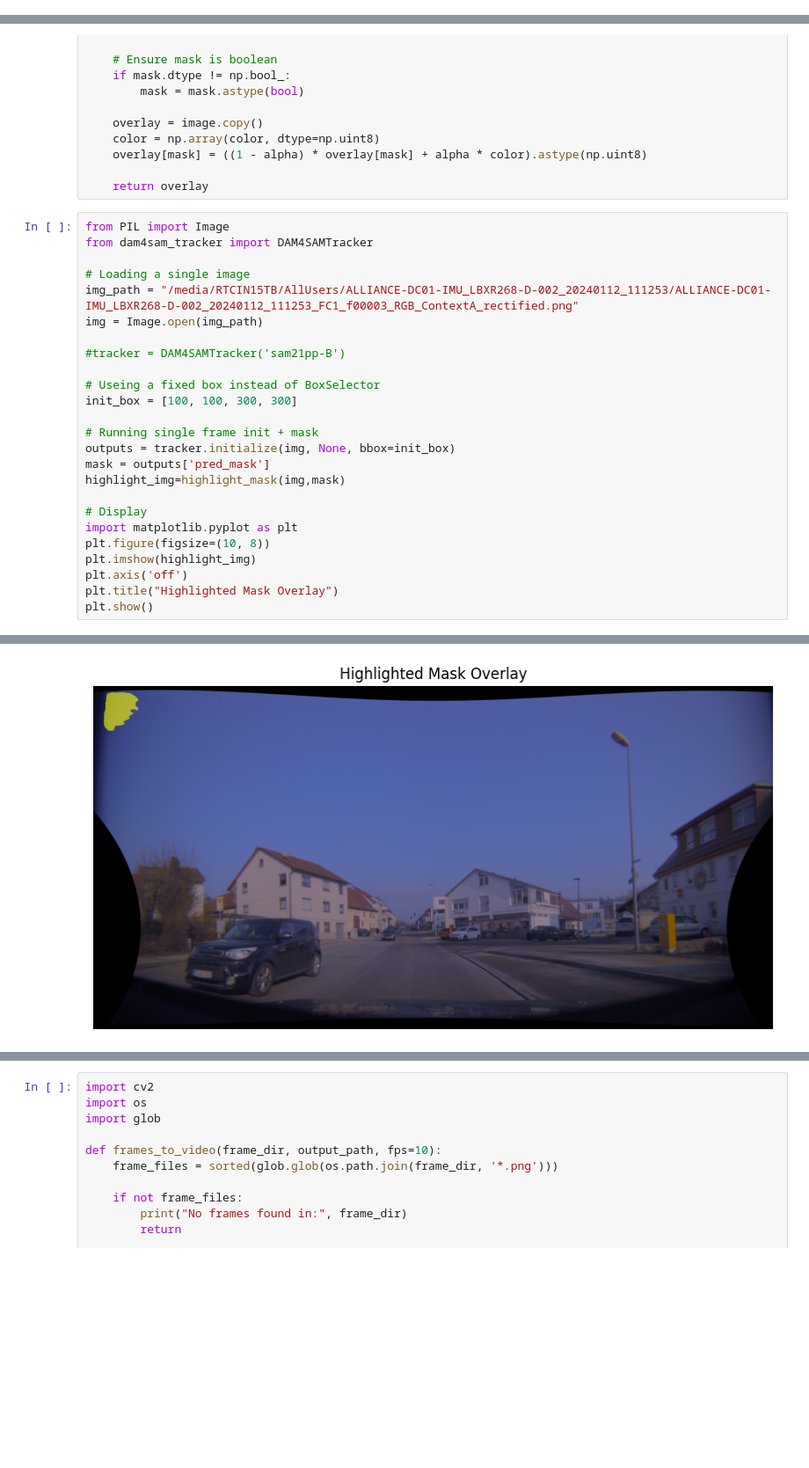
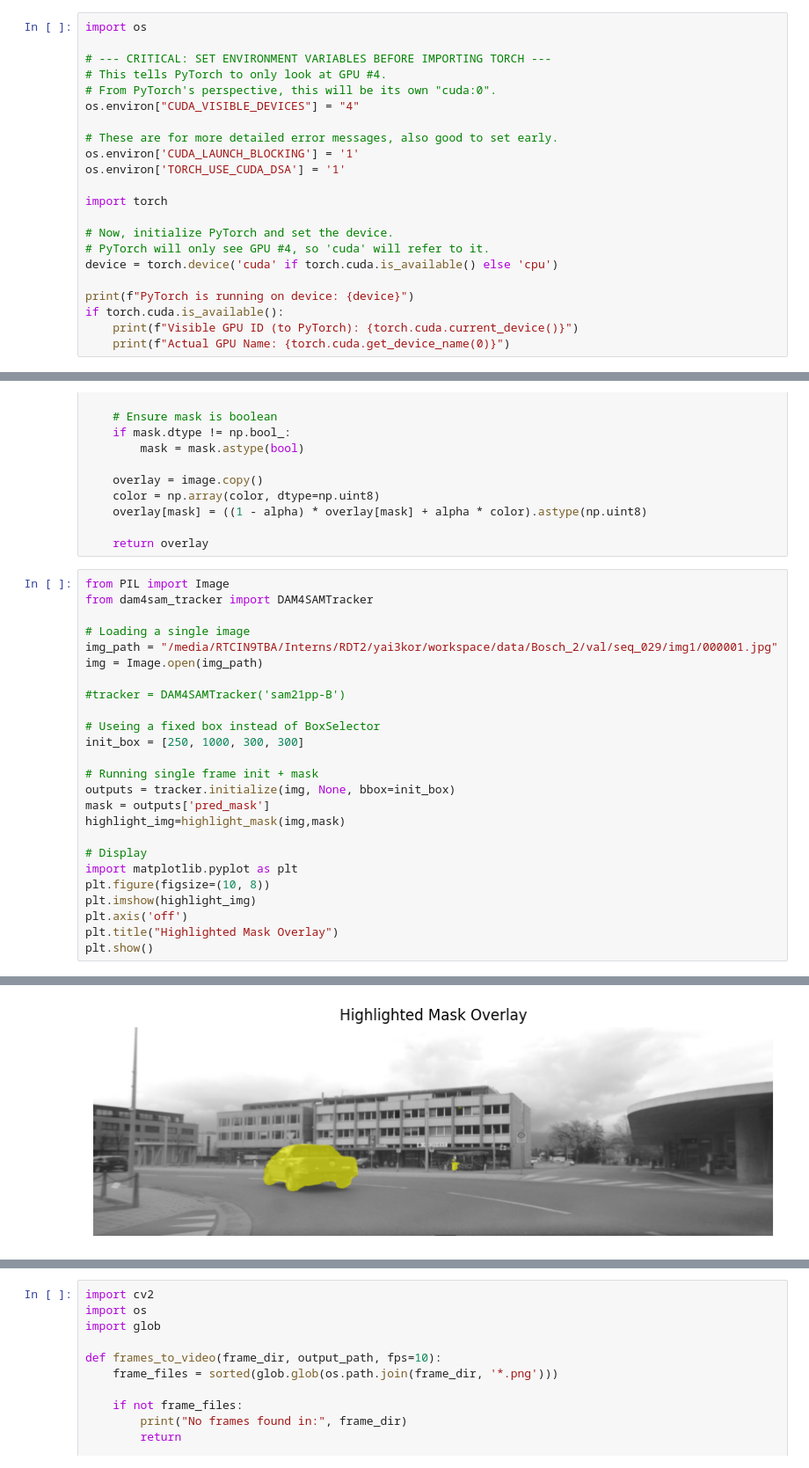
Before and after one commit to yai3kor/DAM4SAM, a Jupyter notebook: object_tracking.ipynb, the cells around one changed output, grey strips where cells are left out. Shown: that part at 88% size. Drawn from its saved outputs; the diff is of its cells as text; blank space fills up the shorter version.

```diff
--- a/object_tracking.ipynb
+++ b/object_tracking.ipynb
@@ -9,0 +1,22 @@ device = torch.device('cuda:6' if torch.cuda.is_available() else 'cpu')
+# %%
+import os
+
+# --- CRITICAL: SET ENVIRONMENT VARIABLES BEFORE IMPORTING TORCH ---
+# This tells PyTorch to only look at GPU #4.
+# From PyTorch's perspective, this will be its own "cuda:0".
+os.environ["CUDA_VISIBLE_DEVICES"] = "4"
+
+# These are for more detailed error messages, also good to set early.
+os.environ['CUDA_LAUNCH_BLOCKING'] = '1'
+os.environ['TORCH_USE_CUDA_DSA'] = '1'
+
+import torch
+
+# Now, initialize PyTorch and set the device.
+# PyTorch will only see GPU #4, so 'cuda' will refer to it.
+device = torch.device('cuda' if torch.cuda.is_available() else 'cpu')
+
+print(f"PyTorch is running on device: {device}")
+if torch.cuda.is_available():
+    print(f"Visible GPU ID (to PyTorch): {torch.cuda.current_device()}")
+    print(f"Actual GPU Name: {torch.cuda.get_device_name(0)}")
@@ -109,13 +126,13 @@ from PIL import Image
 from dam4sam_tracker import DAM4SAMTracker
 
 # Loading a single image
-img_path = "/media/RTCIN15TB/AllUsers/ALLIANCE-DC01-IMU_LBXR268-D-002_20240112_111253/ALLIANCE-DC01-IMU_LBXR268-D-002_20240112_111253_FC1_f00003_RGB_ContextA_rectified.png"
+img_path = "/media/RTCIN9TBA/Interns/RDT2/yai3kor/workspace/data/Bosch_2/val/seq_029/img1/000001.jpg"
 img = Image.open(img_path)
 
 #tracker = DAM4SAMTracker('sam21pp-B')
 
 # Useing a fixed box instead of BoxSelector
-init_box = [100, 100, 300, 300]
+init_box = [250, 1000, 300, 300]
 
 # Running single frame init + mask
 outputs = tracker.initialize(img, None, bbox=init_box)
@@ -135,9 +150,9 @@ For debugging consider passing CUDA_LAUNCH_BLOCKING=1.
 Compile with `TORCH_USE_CUDA_DSA` to enable device-side assertions.
 
 
 Skipping the post-processing step due to the error above. You can still use SAM 2 and it's OK to ignore the error above, although some post-processing functionality may be limited (which doesn't affec ...
   pred_masks_gpu = fill_holes_in_mask_scores(
-[figure, old version]
+[figure, new version]
 # %%
 # Tracking over frames
 print("Tracking...")
```
Also changed, not shown: parts of 9 cells of this notebook.
